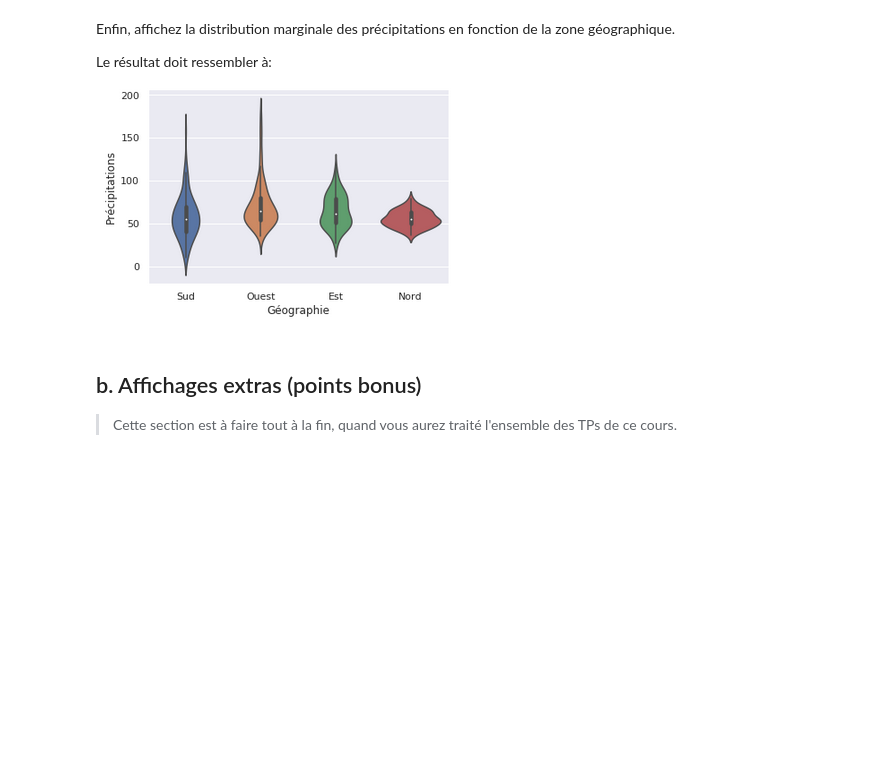
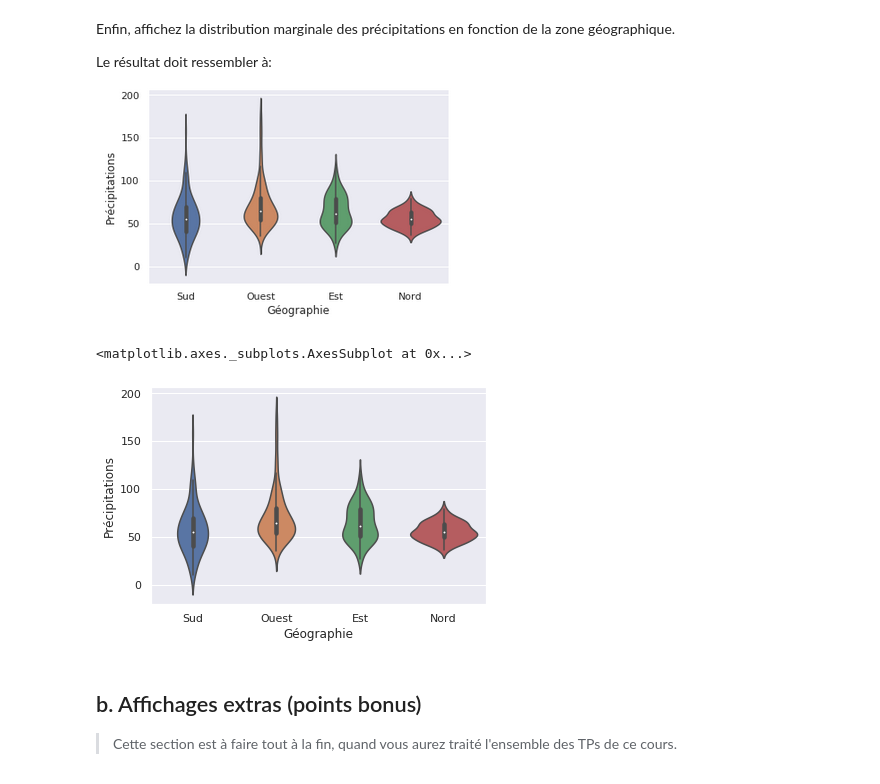
Before and after one commit to campusplage/compte-rendus-calmdown, a Jupyter notebook: TP1_pandas.ipynb, the cells around one changed output. Cells and saved outputs as stored; diff of their text form; code cells hidden in the pictures; blank space fills up the shorter version.

```diff
--- a/TP1_pandas.ipynb
+++ b/TP1_pandas.ipynb
@@ -467,3 +462,11 @@ Le résultat doit ressembler à:
+# %%
+# Affichage de la distribution marginale des précipitations par zone géographique
+df = data.loc[:,(['Précipitations','Géographie'])].melt(id_vars = ['Géographie'], value_name='Précipitations')
+#pandas.pivot_table(df, values='value', index=['Géographie'], aggfunc=np.mean)
+sns.violinplot(x='Géographie',y='Précipitations',data=df)
+# %% [output]
+<matplotlib.axes._subplots.AxesSubplot at 0x...>
+[figure, added]
 # %% [markdown]
 ## b. Affichages extras (points bonus)
 
```
Also changed, not shown: parts of 6 cells of this notebook.
